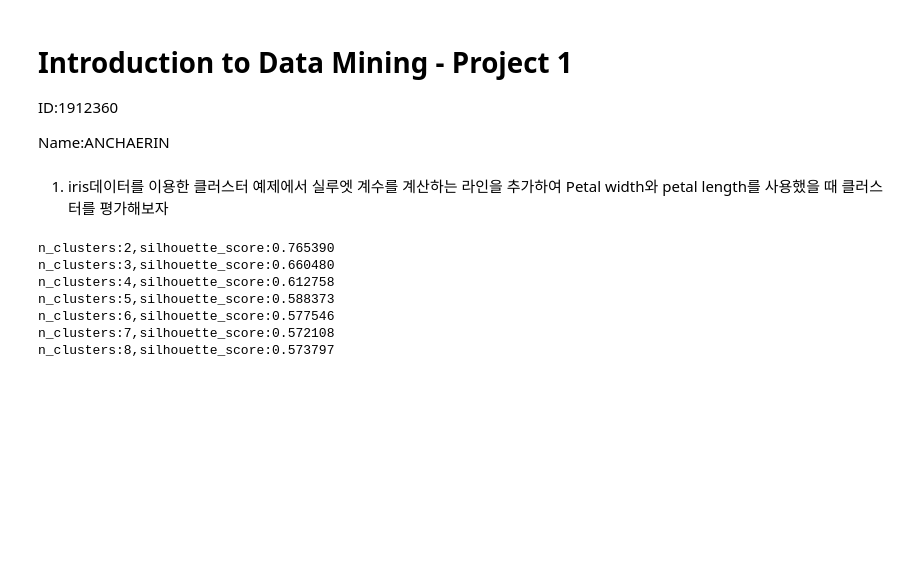
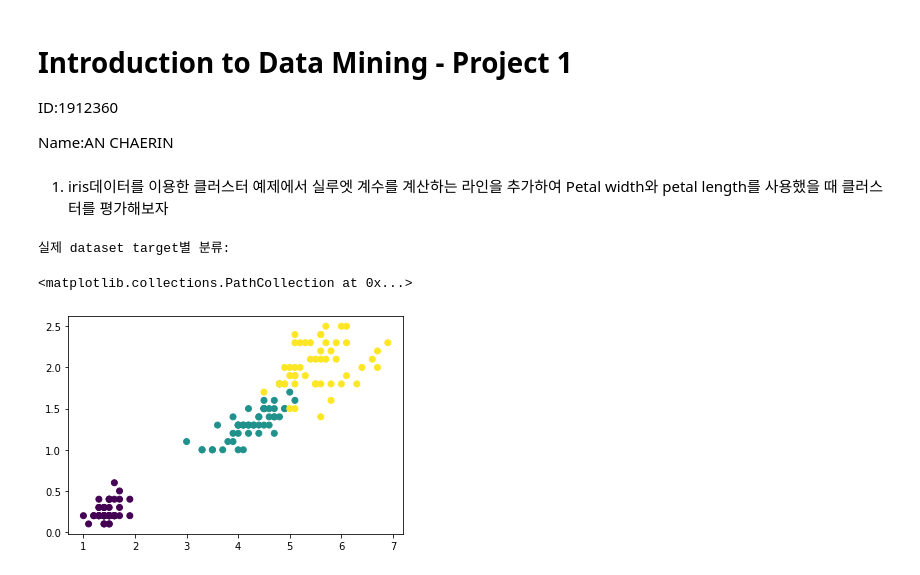
Before and after one commit to chaerin00/DataMining-2021-1, a Jupyter notebook: Project1.ipynb, the cells around one changed output. Drawn from its saved outputs; the diff is of its cells as text; code cells hidden in the pictures; blank space fills up the shorter version.

```diff
--- a/Project1.ipynb
+++ b/Project1.ipynb
@@ -2,35 +2,26 @@
 # Introduction to Data Mining - Project 1
 ID:1912360
 
-Name:ANCHAERIN
+Name:AN CHAERIN
 # %% [markdown]
 1) iris데이터를 이용한 클러스터 예제에서 실루엣 계수를 계산하는 라인을 추가하여 Petal width와 petal length를 사용했을 때 클러스터를 평가해보자
 # %%
 # code for problem 1
 from sklearn import cluster,datasets
 from sklearn import metrics
 
 import matplotlib.pyplot as plt
 
 iris=datasets.load_iris()
-X=iris.data[:,2:]
-y=iris.target
+X1=iris.data[:,2:]
+y1=iris.target
 
-n_clusters=[2,3,4,5,6,7,8]
-
-for k in n_clusters:
-    k_means=cluster.KMeans(n_clusters=k).fit(X)
-    y_pred=k_means.predict(X)
-    S=metrics.silhouette_score(X,y_pred)
-    print("n_clusters:{:d},silhouette_score:{:1f}".format(k,S))
+print('실제 dataset target별 분류:')
+plt.scatter(X1[:,0],X1[:,1],c=y,cmap='viridis')
 # %% [output]
-n_clusters:2,silhouette_score:0.765390
-n_clusters:3,silhouette_score:0.660480
-n_clusters:4,silhouette_score:0.612758
-n_clusters:5,silhouette_score:0.588373
-n_clusters:6,silhouette_score:0.577546
-n_clusters:7,silhouette_score:0.572108
-n_clusters:8,silhouette_score:0.573797
+실제 dataset target별 분류:
+<matplotlib.collections.PathCollection at 0x...>
+[figure, added]
 # %%
 from sklearn import metrics
 from sklearn.cluster import KMeans
```
Also changed, not shown: parts of 7 cells of this notebook.
